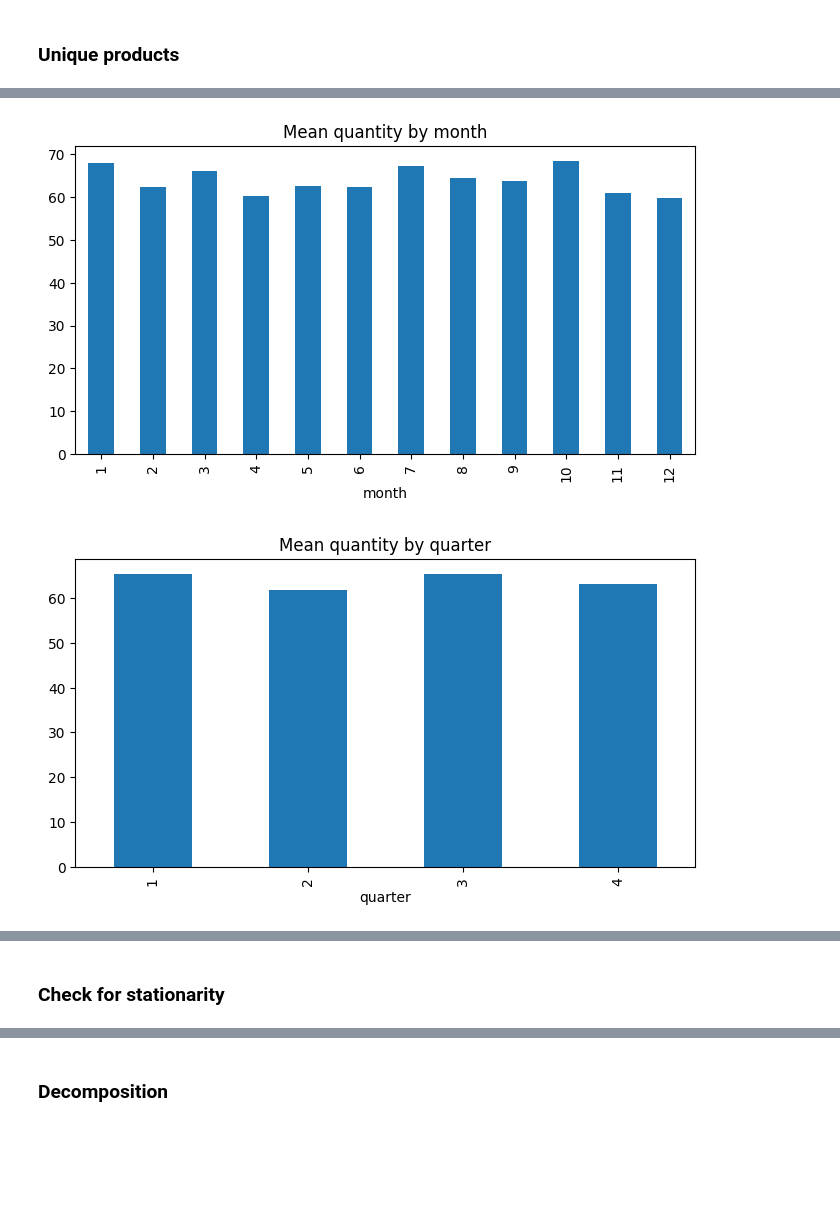
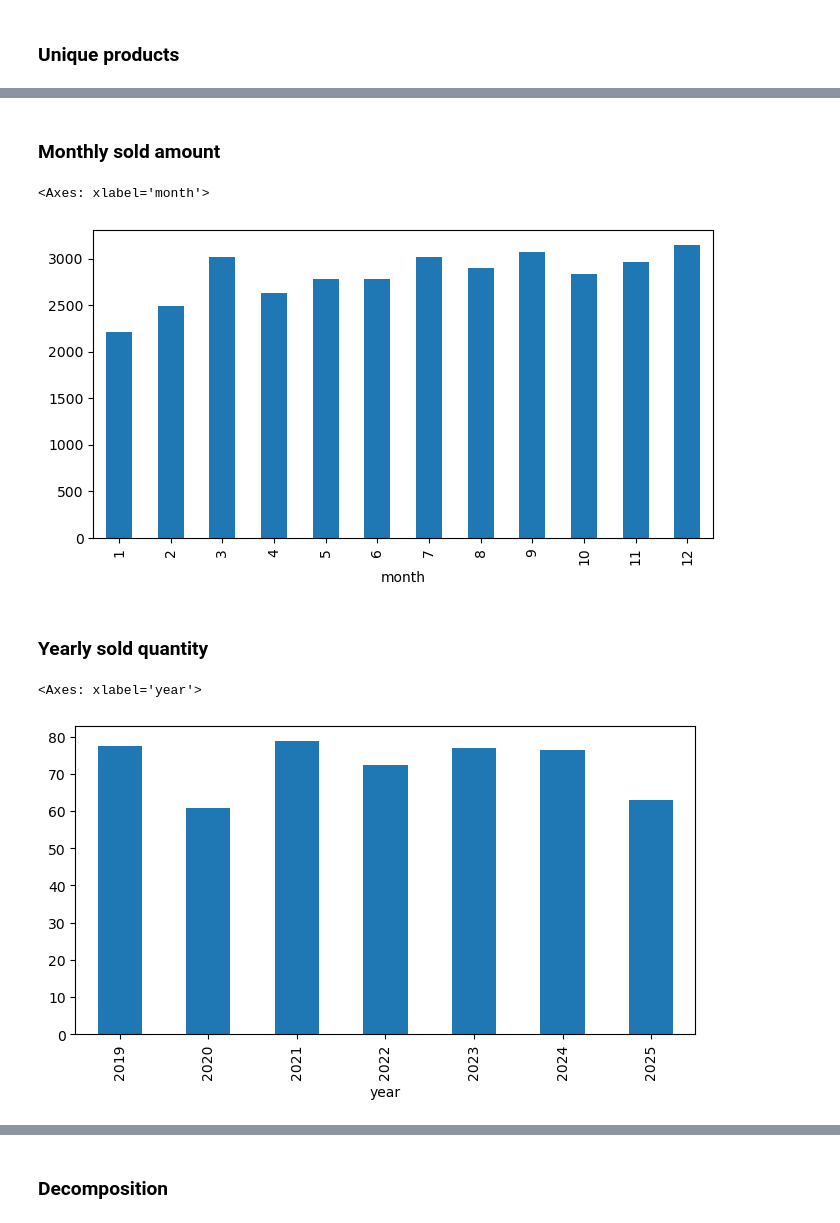
Before and after one commit to sikandermukhtar/forecasting_monthly_sales, a Jupyter notebook: forecasting_monthly_sales.ipynb, the cells around one changed output, grey strips where cells are left out. Drawn from its saved outputs; the diff is of its cells as text; code cells hidden in the pictures; blank space fills up the shorter version.

```diff
--- a/forecasting_monthly_sales.ipynb
+++ b/forecasting_monthly_sales.ipynb
@@ -36,0 +20,2 @@ d2d_monthly.head(5)
+# %%
+df = pd.read_csv('purchases_monthly.csv')
@@ -198,8 +93,14 @@ for col in ['month', 'quarter', 'year']:
+# %% [markdown]
+### Monthly sold amount
+# %%
+df.groupby('month')['amount'].mean().plot(kind="bar", figsize=(8,4))
+# %% [output]
+<Axes: xlabel='month'>
+[figure, added]
+# %% [markdown]
+### Yearly sold quantity
 # %%
-for col in ['month', 'quarter', 'year']:
-    d2d_monthly.groupby(col)['quantity'].mean().plot(kind = 'bar', figsize=(8, 4))
-    plt.title(f'Mean quantity by {col}')
-    plt.show()
+df.groupby('year')['quantity'].mean().plot(kind='bar', figsize=(8,4))
 # %% [output]
+<Axes: xlabel='year'>
-[figure, old version]
+[figure, new version]
-[figure, removed]
@@ -207,2 +106,0 @@ for col in ['month', 'quarter', 'year']:
-# %% [markdown]
-### Check for stationarity
```
Also changed, not shown: parts of 113 cells of this notebook.
